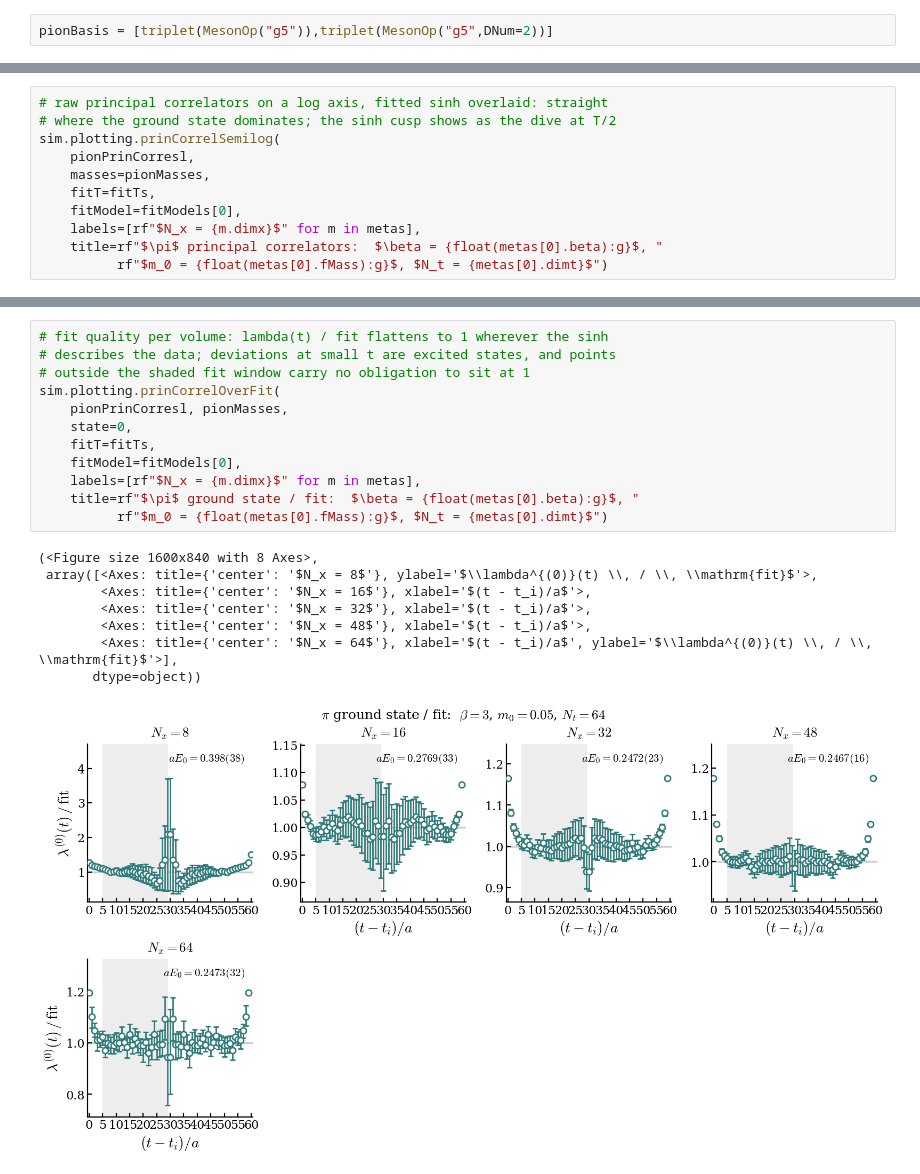
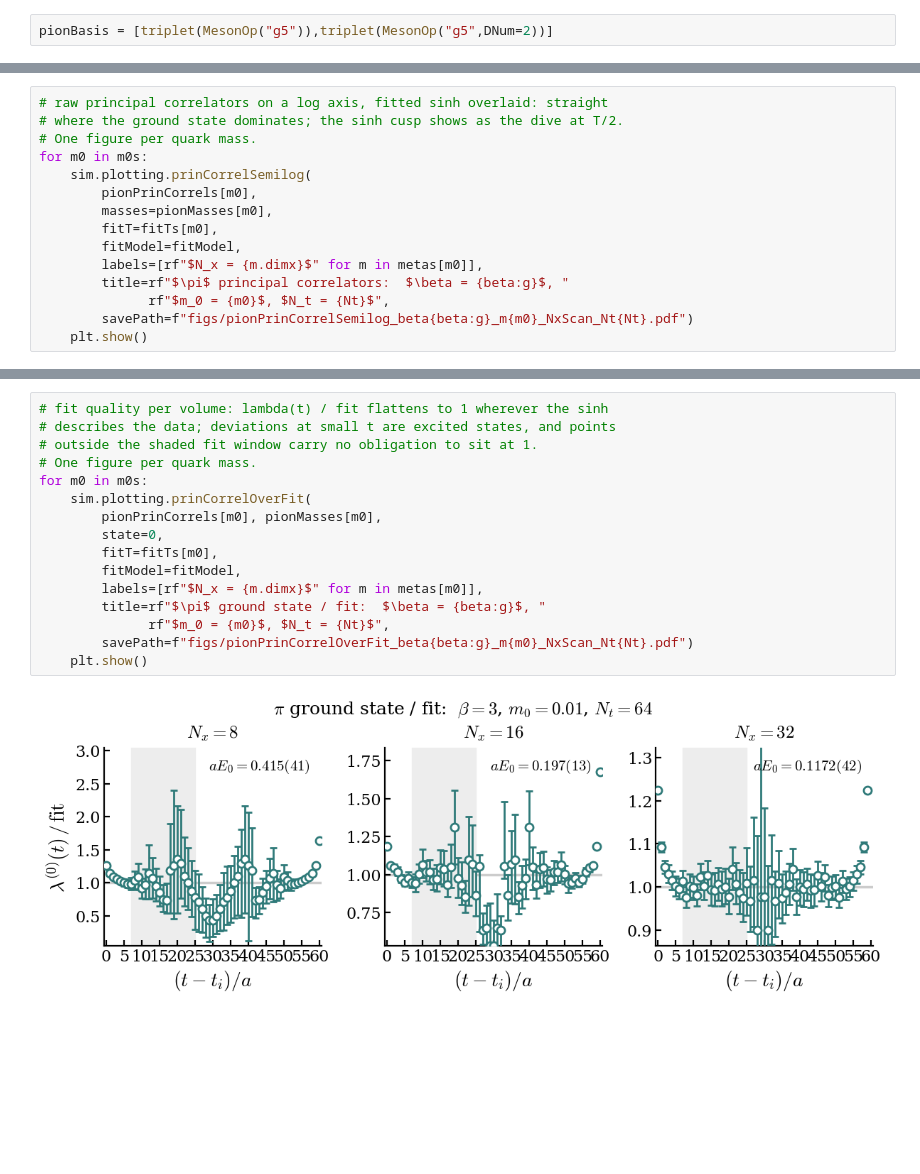
Before and after one commit to wurdahl/schwingerModel, a Jupyter notebook: finiteVolume.ipynb, the cells around one changed output, grey strips where cells are left out. Drawn from its saved outputs; the diff is of its cells as text; blank space fills up the shorter version.

```diff
--- a/finiteVolume.ipynb
+++ b/finiteVolume.ipynb
@@ -55,12 +91,16 @@ fitModels = [sim.plotting.fitCurve("sinh", ti=gevpTi, shift=1, dimt=m.dimt) for
 # %%
 # raw principal correlators on a log axis, fitted sinh overlaid: straight
-# where the ground state dominates; the sinh cusp shows as the dive at T/2
-sim.plotting.prinCorrelSemilog(
-    pionPrinCorresl,
-    masses=pionMasses,
-    fitT=fitTs,
-    fitModel=fitModels[0],
-    labels=[rf"$N_x = {m.dimx}$" for m in metas],
-    title=rf"$\pi$ principal correlators:  $\beta = {float(metas[0].beta):g}$, "
-          rf"$m_0 = {float(metas[0].fMass):g}$, $N_t = {metas[0].dimt}$")
+# where the ground state dominates; the sinh cusp shows as the dive at T/2.
+# One figure per quark mass.
+for m0 in m0s:
+    sim.plotting.prinCorrelSemilog(
+        pionPrinCorrels[m0],
+        masses=pionMasses[m0],
+        fitT=fitTs[m0],
+        fitModel=fitModel,
+        labels=[rf"$N_x = {m.dimx}$" for m in metas[m0]],
+        title=rf"$\pi$ principal correlators:  $\beta = {beta:g}$, "
+              rf"$m_0 = {m0}$, $N_t = {Nt}$",
+        savePath=f"figs/pionPrinCorrelSemilog_beta{beta:g}_m{m0}_NxScan_Nt{Nt}.pdf")
+    plt.show()
 # %% [output]
@@ -75,21 +111,18 @@ sim.plotting.prinCorrelSemilog(
 # %%
 # fit quality per volume: lambda(t) / fit flattens to 1 wherever the sinh
 # describes the data; deviations at small t are excited states, and points
-# outside the shaded fit window carry no obligation to sit at 1
-sim.plotting.prinCorrelOverFit(
-    pionPrinCorresl, pionMasses,
-    state=0,
-    fitT=fitTs,
-    fitModel=fitModels[0],
-    labels=[rf"$N_x = {m.dimx}$" for m in metas],
-    title=rf"$\pi$ ground state / fit:  $\beta = {float(metas[0].beta):g}$, "
-          rf"$m_0 = {float(metas[0].fMass):g}$, $N_t = {metas[0].dimt}$")
+# outside the shaded fit window carry no obligation to sit at 1.
+# One figure per quark mass.
+for m0 in m0s:
+    sim.plotting.prinCorrelOverFit(
+        pionPrinCorrels[m0], pionMasses[m0],
+        state=0,
+        fitT=fitTs[m0],
+        fitModel=fitModel,
+        labels=[rf"$N_x = {m.dimx}$" for m in metas[m0]],
+        title=rf"$\pi$ ground state / fit:  $\beta = {beta:g}$, "
+              rf"$m_0 = {m0}$, $N_t = {Nt}$",
+        savePath=f"figs/pionPrinCorrelOverFit_beta{beta:g}_m{m0}_NxScan_Nt{Nt}.pdf")
+    plt.show()
 # %% [output]
-(<Figure size 1600x840 with 8 Axes>,
- array([<Axes: title={'center': '$N_x = 8$'}, ylabel='$\\lambda^{(0)}(t) \\, / \\, \\mathrm{fit}$'>,
-        <Axes: title={'center': '$N_x = 16$'}, xlabel='$(t - t_i)/a$'>,
-        <Axes: title={'center': '$N_x = 32$'}, xlabel='$(t - t_i)/a$'>,
-        <Axes: title={'center': '$N_x = 48$'}, xlabel='$(t - t_i)/a$'>,
-        <Axes: title={'center': '$N_x = 64$'}, xlabel='$(t - t_i)/a$', ylabel='$\\lambda^{(0)}(t) \\, / \\, \\mathrm{fit}$'>],
-       dtype=object))
-[figure, old version]
+[figure, new version]
```
Also changed, not shown: parts of 11 cells of this notebook, 30 other files.
